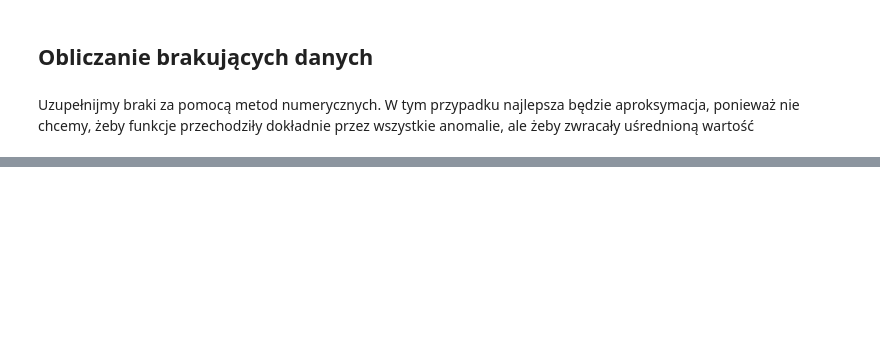
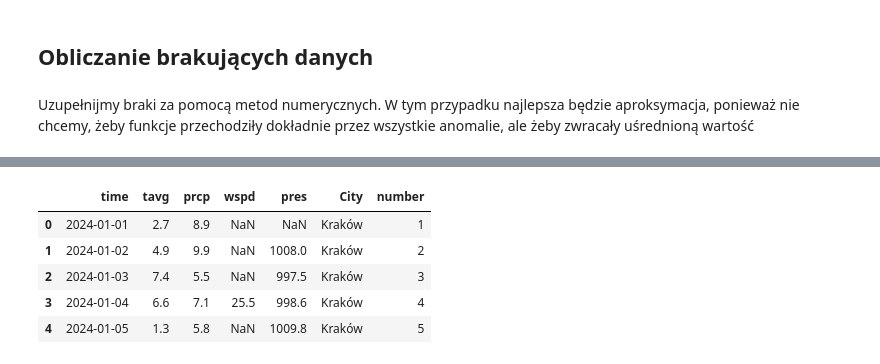
Before and after one commit to JulitaSzewczyk/NumericMethods_FinalProject, a Jupyter notebook: FinalProject.ipynb, the cells around one changed output, grey strips where cells are left out. Cells and saved outputs as stored; diff of their text form; code cells hidden in the pictures; blank space fills up the shorter version.

```diff
--- a/FinalProject.ipynb
+++ b/FinalProject.ipynb
@@ -241,0 +201,9 @@ df_final.head(5)
+# %%
+df_with_nan.head(5)
+# %% [output]
+|  | time | tavg | prcp | wspd | pres | City | number |
+| 0 | 2024-01-01 | 2.7 | 8.9 | NaN | NaN | Kraków | 1 |
+| 1 | 2024-01-02 | 4.9 | 9.9 | NaN | 1008.0 | Kraków | 2 |
+| 2 | 2024-01-03 | 7.4 | 5.5 | NaN | 997.5 | Kraków | 3 |
+| 3 | 2024-01-04 | 6.6 | 7.1 | 25.5 | 998.6 | Kraków | 4 |
+| 4 | 2024-01-05 | 1.3 | 5.8 | NaN | 1009.8 | Kraków | 5 |
```
Also changed, not shown: parts of 16 cells of this notebook.
